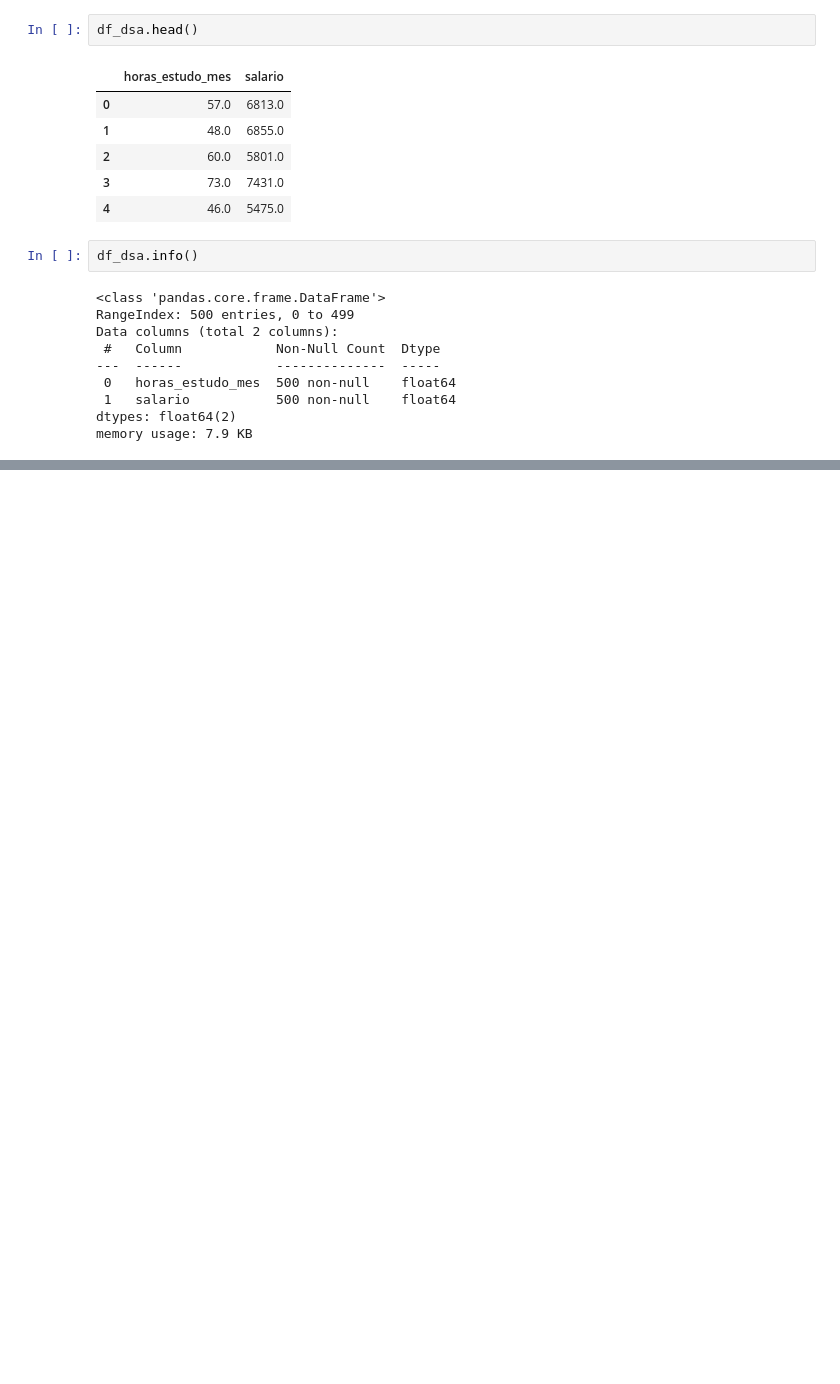
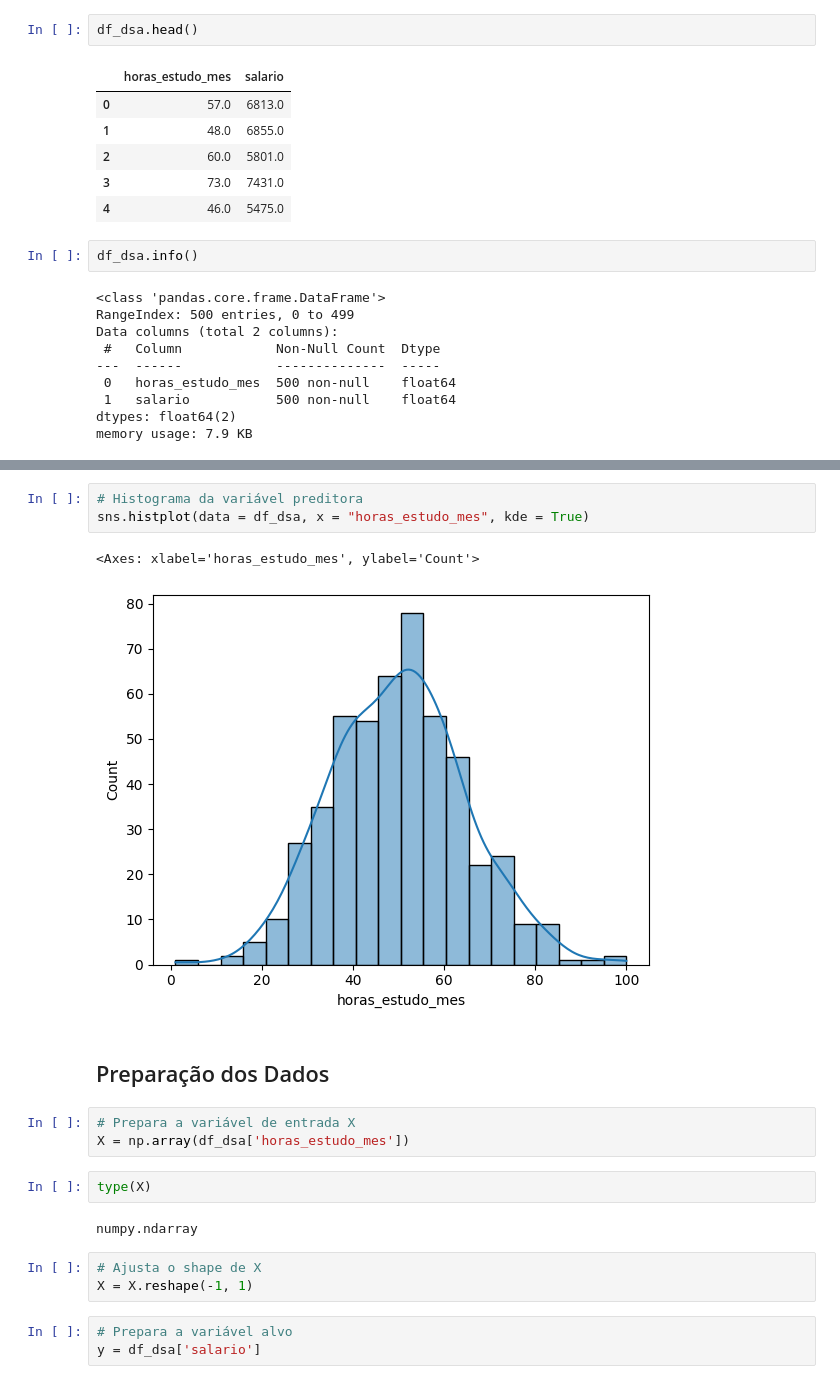
Before and after one commit to eduardamota/Pyhton-DSA, a Jupyter notebook: Cap15/DSA-Python-CAP15-Scikit-Learn.ipynb, the cells around one changed output, grey strips where cells are left out. Drawn from its saved outputs; the diff is of its cells as text; blank space fills up the shorter version.

```diff
--- a/Cap15/DSA-Python-CAP15-Scikit-Learn.ipynb
+++ b/Cap15/DSA-Python-CAP15-Scikit-Learn.ipynb
@@ -44,0 +74,21 @@ memory usage: 7.9 KB
+# %%
+# Histograma da variável preditora
+sns.histplot(data = df_dsa, x = "horas_estudo_mes", kde = True)
+# %% [output]
+<Axes: xlabel='horas_estudo_mes', ylabel='Count'>
+[figure, added]
+# %% [markdown]
+## Preparação dos Dados
+# %%
+# Prepara a variável de entrada X
+X = np.array(df_dsa['horas_estudo_mes'])
+# %%
+type(X)
+# %% [output]
+numpy.ndarray
+# %%
+# Ajusta o shape de X
+X = X.reshape(-1, 1)
+# %%
+# Prepara a variável alvo
+y = df_dsa['salario']
```
Also changed, not shown: parts of 22 cells of this notebook, 1 other file.
